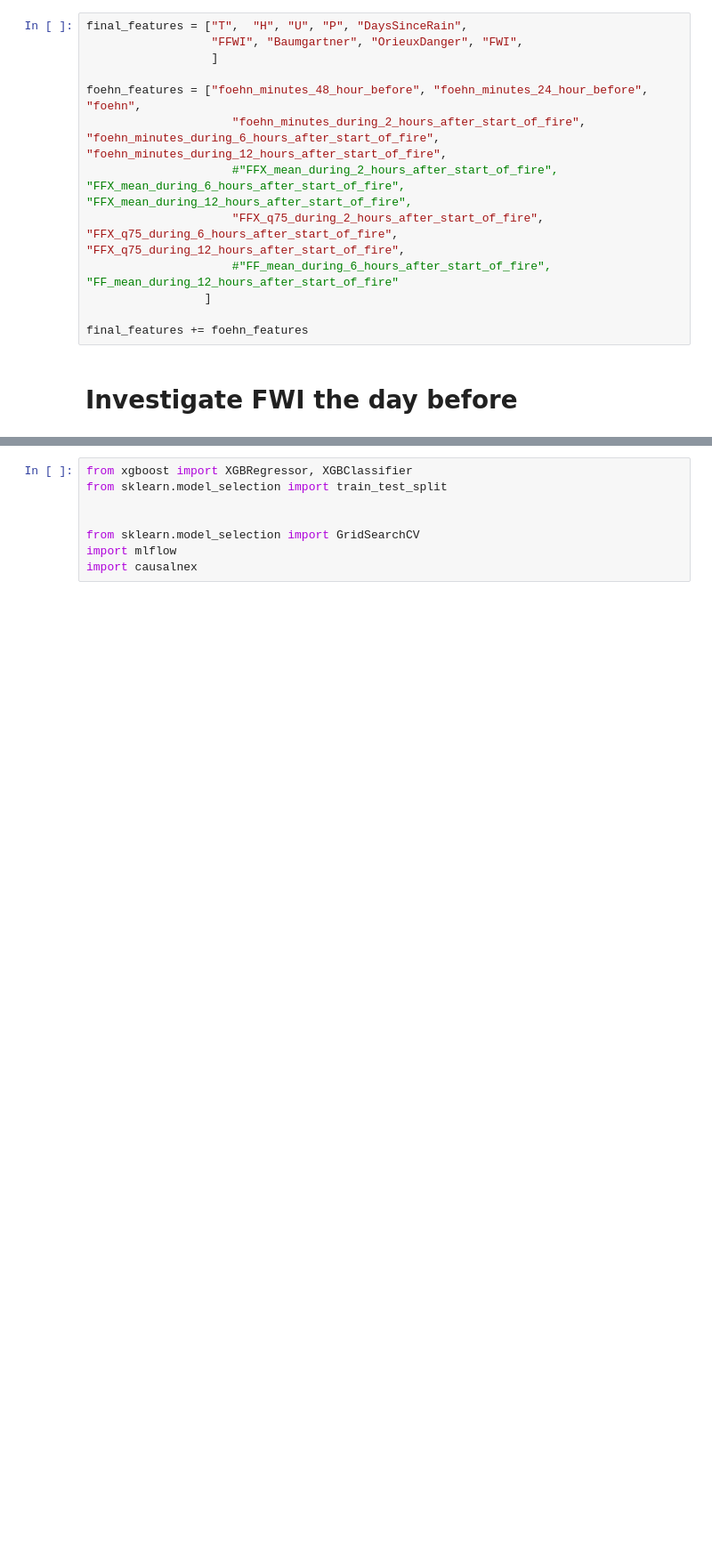
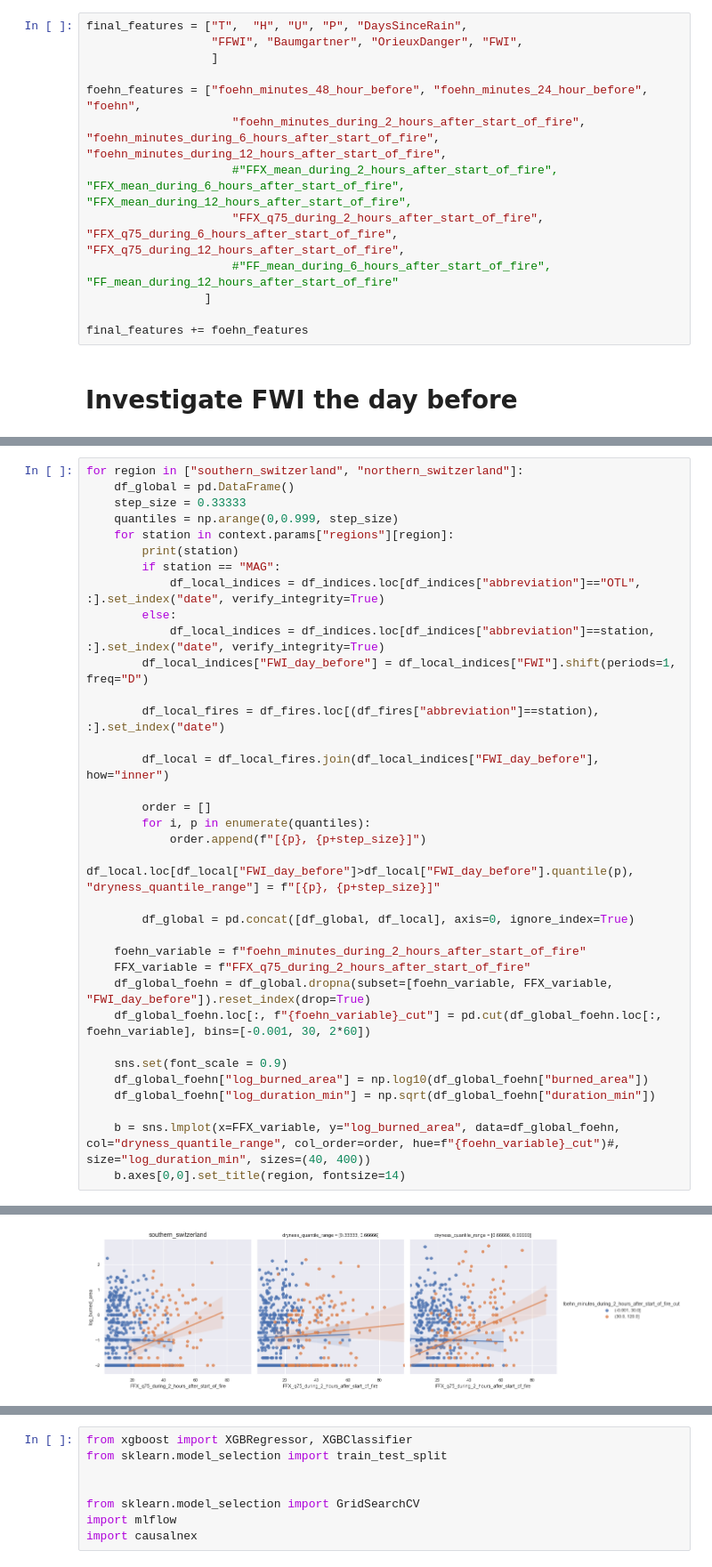
Before and after one commit to ch-mon/foehn-fire-impact, a Jupyter notebook: notebooks/03_modelling/prediction_models.ipynb, the cells around one changed output, grey strips where cells are left out. Shown at 89% size. Drawn from its saved outputs; the diff is of its cells as text; blank space fills up the shorter version.

```diff
--- a/notebooks/03_modelling/prediction_models.ipynb
+++ b/notebooks/03_modelling/prediction_models.ipynb
@@ -129,0 +128,36 @@ for station in (set(df_fires["abbreviation"].unique())- {"ROB"}):
+# %%
+for region in ["southern_switzerland", "northern_switzerland"]:
+    df_global = pd.DataFrame()
+    step_size = 0.33333
+    quantiles = np.arange(0,0.999, step_size)
+    for station in context.params["regions"][region]:
+        print(station)
+        if station == "MAG":
+            df_local_indices = df_indices.loc[df_indices["abbreviation"]=="OTL", :].set_index("date", verify_integrity=True)
+        else:
+            df_local_indices = df_indices.loc[df_indices["abbreviation"]==station, :].set_index("date", verify_integrity=True)
+        df_local_indices["FWI_day_before"] = df_local_indices["FWI"].shift(periods=1, freq="D")
+
+        df_local_fires = df_fires.loc[(df_fires["abbreviation"]==station), :].set_index("date")
+
+        df_local = df_local_fires.join(df_local_indices["FWI_day_before"], how="inner")
+
+        order = []
+        for i, p in enumerate(quantiles):
+            order.append(f"[{p}, {p+step_size}]")
+            df_local.loc[df_local["FWI_day_before"]>df_local["FWI_day_before"].quantile(p), "dryness_quantile_range"] = f"[{p}, {p+step_size}]"
+
+        df_global = pd.concat([df_global, df_local], axis=0, ignore_index=True)
+
+    foehn_variable = f"foehn_minutes_during_2_hours_after_start_of_fire"
+    FFX_variable = f"FFX_q75_during_2_hours_after_start_of_fire"
+    df_global_foehn = df_global.dropna(subset=[foehn_variable, FFX_variable, "FWI_day_before"]).reset_index(drop=True)
+    df_global_foehn.loc[:, f"{foehn_variable}_cut"] = pd.cut(df_global_foehn.loc[:, foehn_variable], bins=[-0.001, 30, 2*60])
+
+    sns.set(font_scale = 0.9)
+    df_global_foehn["log_burned_area"] = np.log10(df_global_foehn["burned_area"])
+    df_global_foehn["log_duration_min"] = np.sqrt(df_global_foehn["duration_min"])
+
+    b = sns.lmplot(x=FFX_variable, y="log_burned_area", data=df_global_foehn, col="dryness_quantile_range", col_order=order, hue=f"{foehn_variable}_cut")#, size="log_duration_min", sizes=(40, 400))
+    b.axes[0,0].set_title(region, fontsize=14)
+# %% [output]
@@ -129,0 +176 @@ for station in (set(df_fires["abbreviation"].unique())- {"ROB"}):
+[figure, added]
```
Also changed, not shown: parts of 6 cells of this notebook, 10 other files.
